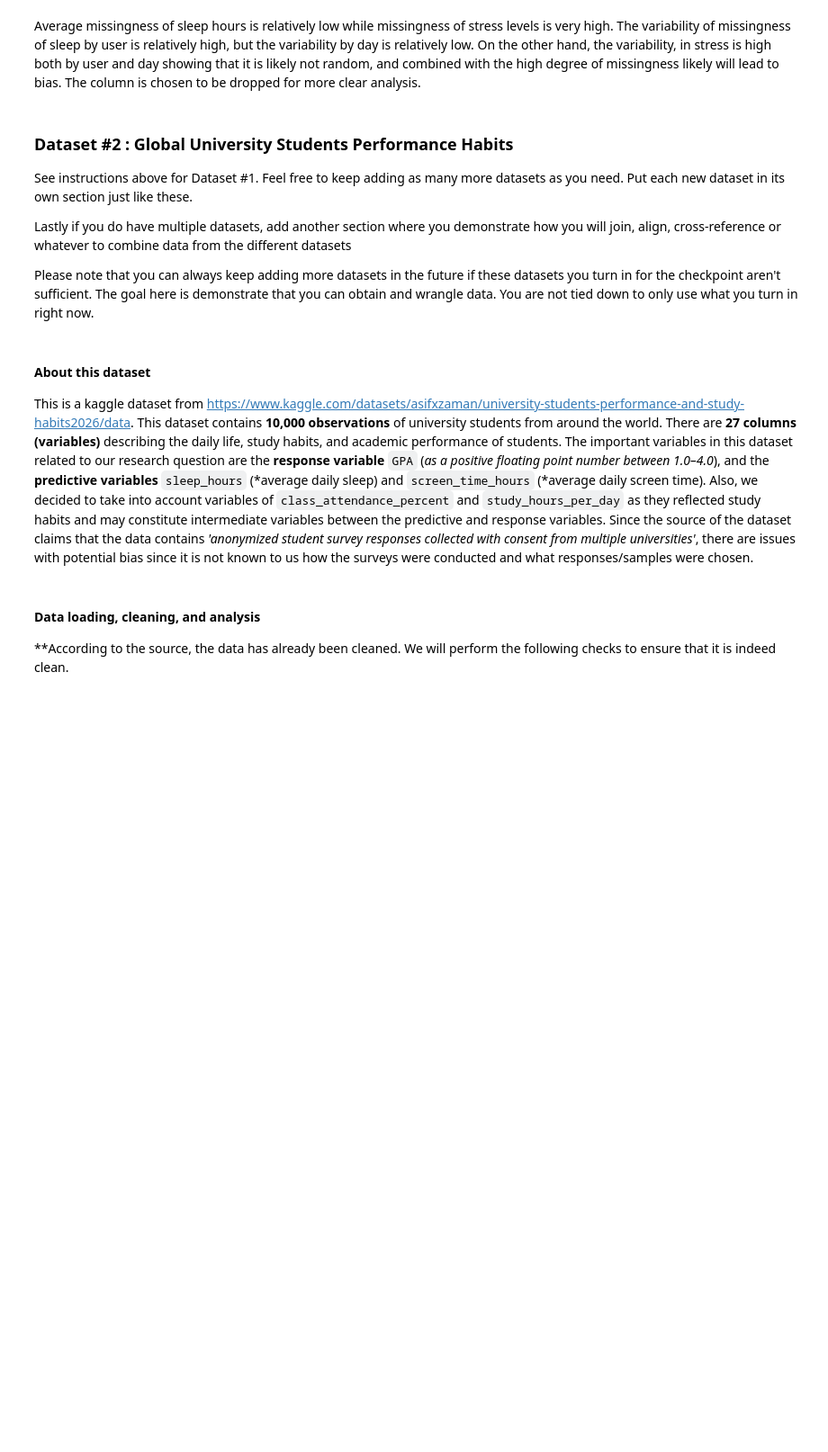
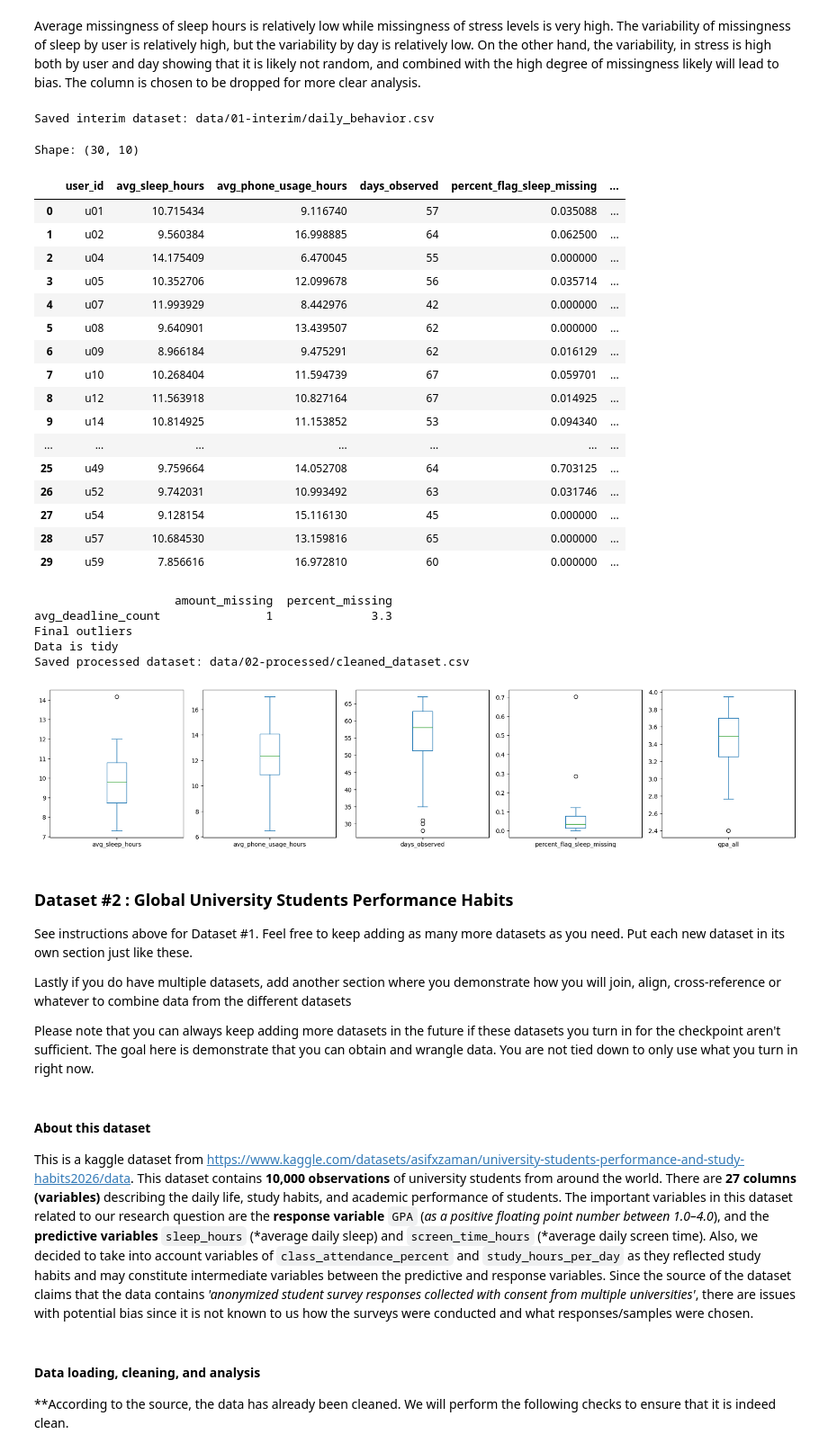
Before and after one commit to AnEpiphanyMaybe/sleep-screen-time-analysis, a Jupyter notebook: 01-DataCheckpoint.ipynb, the cells around one changed output. Shown at 90% size. Drawn from its saved outputs; the diff is of its cells as text; code cells hidden in the pictures; blank space fills up the shorter version.

Commit message:
added box plot and tidy check to dataset 1

```diff
--- a/01-DataCheckpoint.ipynb
+++ b/01-DataCheckpoint.ipynb
@@ -286,8 +290,8 @@ for user_id in user_ids:
         dark["sleep_hours"] = (dark["end_dt"] - dark["start_dt"]).dt.total_seconds()/3600
 
         #Estimated bounds of darkness for realistic sleep
-        MIN_SLEEP_HOURS = 0
-        MAX_SLEEP_HOURS = 16
+        MIN_SLEEP_HOURS =  1
+        MAX_SLEEP_HOURS = 12
         sleep_like = dark[
             (dark["sleep_hours"] >= MIN_SLEEP_HOURS) &
             (dark["sleep_hours"] <= MAX_SLEEP_HOURS)
@@ -373,6 +421,8 @@ daily_behavior["flag_low_sleep_coverage"] = (daily_behavior.groupby("user_id")["
 #Save interim dataset
 daily_behavior.to_csv(f"{INTERIM_DIR}/daily_behavior.csv", index=False)
 print("Saved interim dataset:", f"{INTERIM_DIR}/daily_behavior.csv")
+# %% [output]
+Saved interim dataset: data/01-interim/daily_behavior.csv
 # %%
 #Aggregate user-day level data to user level data
 user_behavior = (daily_behavior.groupby("user_id", as_index=False).agg(avg_sleep_hours=("sleep_hours", "mean"),\
@@ -401,24 +451,55 @@ user_behavior = user_behavior.drop(columns="percent_flag_phone_missing") #Since
 # %%
 #Final status with cleaning
 user_behavior = user_behavior.drop(columns=["index"])
 print("Shape:", user_behavior.shape)
 display(user_behavior)
 
 #Missing values in final dataset
 missing = pd.DataFrame({
     "amount_missing": user_behavior.isna().sum(),
     "percent_missing": (user_behavior.isna().mean() * 100).round(1),
 })
 print(missing[missing["amount_missing"] > 0] if not missing.empty else "Nothing missing")
 
 print("Final outliers")
-for col in ["avg_sleep_hours", "avg_phone_usage_hours", "days_observed", "percent_flag_sleep_missing", "gpa_all"]:
-    if col in user_behavior.columns:
-        print(f"{col}: min={user_behavior[col].min():.2f}, max={user_behavior[col].max():.2f}")
+# Analyze whether there are outliers or suspicious entries in the variables we are interested in.
+vars = [x for x in ["avg_sleep_hours", "avg_phone_usage_hours", "days_observed", "percent_flag_sleep_missing", "gpa_all"] if x in user_behavior.columns]
+fig, axes = plt.subplots(1, len(vars), figsize=(18, 4))
+for ax, col in zip(axes, vars):
+    user_behavior[col].plot(kind='box', ax=ax)
+axes = axes.flatten()
+plt.tight_layout()
+if float(user_behavior.duplicated().sum()) == 0:
+    print("Data is tidy")
 
 # Save final processed dataset.
 user_behavior.to_csv(Path(f"{PROCESSED_DIR}/cleaned_dataset.csv"), index=False)
 print("Saved processed dataset:", f"{PROCESSED_DIR}/cleaned_dataset.csv")
+# %% [output]
+Shape: (30, 10)
+|  | user_id | avg_sleep_hours | avg_phone_usage_hours | days_observed | percent_flag_sleep_missing | ... |
+| 0 | u01 | 10.715434 | 9.116740 | 57 | 0.035088 | ... |
+| 1 | u02 | 9.560384 | 16.998885 | 64 | 0.062500 | ... |
+| 2 | u04 | 14.175409 | 6.470045 | 55 | 0.000000 | ... |
+| 3 | u05 | 10.352706 | 12.099678 | 56 | 0.035714 | ... |
+| 4 | u07 | 11.993929 | 8.442976 | 42 | 0.000000 | ... |
+| 5 | u08 | 9.640901 | 13.439507 | 62 | 0.000000 | ... |
+| 6 | u09 | 8.966184 | 9.475291 | 62 | 0.016129 | ... |
+| 7 | u10 | 10.268404 | 11.594739 | 67 | 0.059701 | ... |
+| 8 | u12 | 11.563918 | 10.827164 | 67 | 0.014925 | ... |
+| 9 | u14 | 10.814925 | 11.153852 | 53 | 0.094340 | ... |
+| ... | ... | ... | ... | ... | ... | ... |
+| 25 | u49 | 9.759664 | 14.052708 | 64 | 0.703125 | ... |
+| 26 | u52 | 9.742031 | 10.993492 | 63 | 0.031746 | ... |
+| 27 | u54 | 9.128154 | 15.116130 | 45 | 0.000000 | ... |
+| 28 | u57 | 10.684530 | 13.159816 | 65 | 0.000000 | ... |
+| 29 | u59 | 7.856616 | 16.972810 | 60 | 0.000000 | ... |
+                    amount_missing  percent_missing
+avg_deadline_count               1              3.3
+Final outliers
+Data is tidy
+Saved processed dataset: data/02-processed/cleaned_dataset.csv
+[figure, added]
 # %% [markdown]
 ### Dataset #2 : Global University Students Performance Habits
 
```
Also changed, not shown: parts of 20 cells of this notebook.
